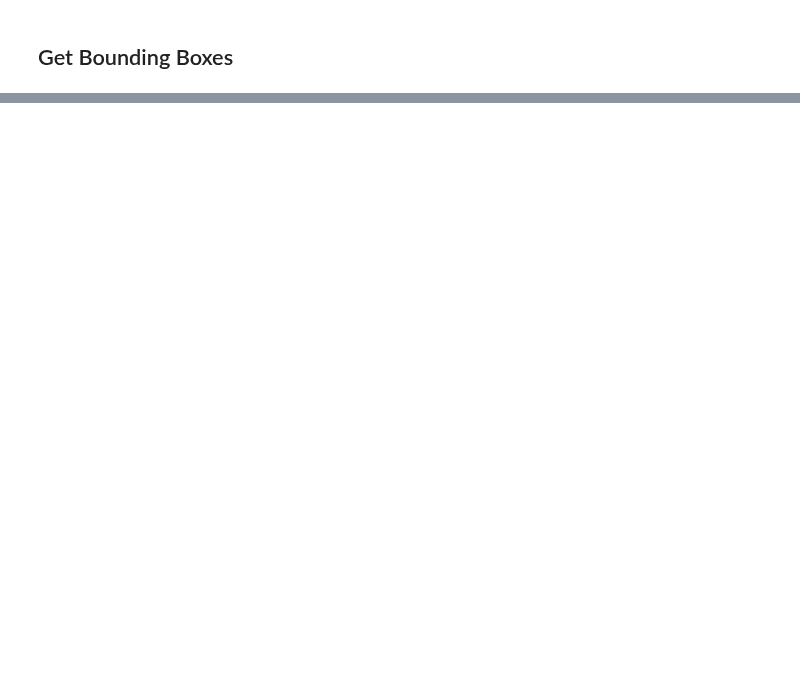
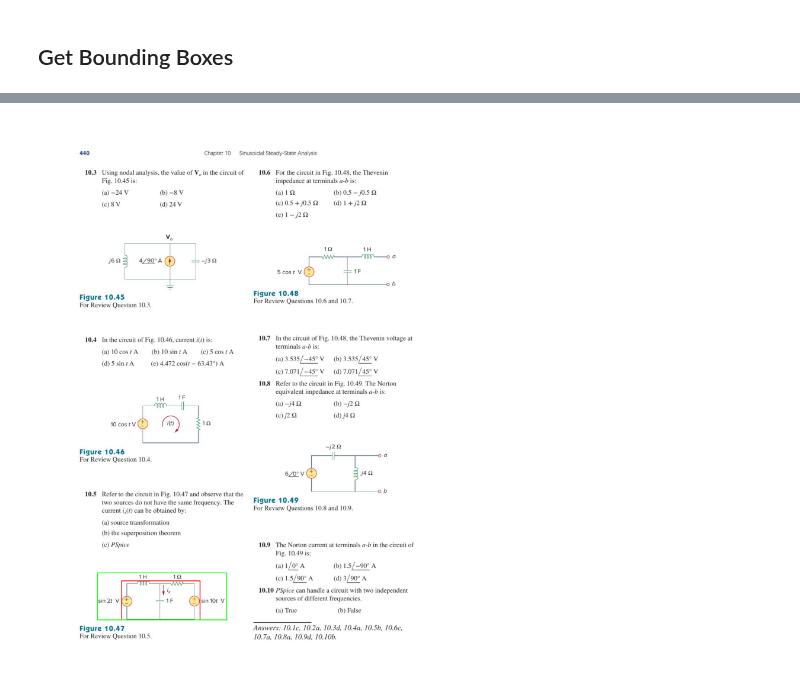
Before and after one commit to pj0620/google-colab-notebooks, a Jupyter notebook: photocircuit_poc.ipynb, the cells around one changed output, grey strips where cells are left out. Drawn from its saved outputs; the diff is of its cells as text; code cells hidden in the pictures; blank space fills up the shorter version.

```diff
--- a/photocircuit_poc.ipynb
+++ b/photocircuit_poc.ipynb
@@ -107,0 +200,86 @@ draw_image(images_with_boxes[1])
+# %%
+def get_potential_points_around_bounding_box(bounding_box, contours, max_size):
+  x, y, w, h = bounding_box
+  x -= max_size
+  y -= max_size
+  w += 2 * max_size
+  h += 2 * max_size
+
+  res = []
+  for contour in contours:
+    for point in contour:
+      px, py = point[0]
+      if (x <= px < x + w) and (y <= py < y + h):
+        res += [(px, py)]
+  return res
+
+def count_points_in_box(bounding_box, points):
+  x, y, w, h = bounding_box
+  return sum(
+      1
+      for px, py in points
+      if (x <= px < x + w) and (y <= py < y + h)
+  )
+
+def expand_bounding_box(bounding_box, contours, step_size, max_steps):
+  global images
+  max_expansion_for_box = step_size * max_steps
+  potential_points = get_potential_points_around_bounding_box(
+      bounding_box, contours, max_expansion_for_box
+  )
+
+  ##  Uncomment to show image with potential points and bounding box labeled
+  # image_with_dots = images[1].copy()
+  # dot_radius=2
+  # color=(0, 0, 255)
+  # for point in potential_points:
+  #   x, y = point
+  #   cv2.circle(image_with_dots, (x, y), dot_radius, color, -1)
+  # xb, yb, wb, hb = bounding_box
+  # cv2.rectangle(image_with_dots, (xb, yb), (xb + wb, yb + hb), (0, 255, 0), 2)
+  # draw_image(image_with_dots)
+
+  right_transform = lambda x, y, w, h: (x, y, w + step_size, h)
+  up_transform   = lambda x, y, w, h: (x, y, w, h + step_size)
+  left_transform = lambda x, y, w, h: (x - step_size, y, w + step_size, h)
+  down_transform = lambda x, y, w, h: (x, y - step_size, w, h + step_size)
+
+  transforms = [
+      right_transform,
+      up_transform,
+      left_transform,
+      down_transform
+  ]
+
+  x, y, w, h = bounding_box
+  for transform in transforms:
+    for _ in range(max_steps):
+      old_points = count_points_in_box((x, y, w, h), potential_points)
+      xn, yn, wn, hn = transform(x, y, w, h)
+      new_points = count_points_in_box((xn, yn, wn, hn), potential_points)
+      if new_points <= old_points:
+        break
+      else:
+        x, y, w, h = xn, yn, wn, hn
+
+  return x, y, w, h
+
+
+MAX_INT = 10000000000
+
+step_size = 10
+max_steps = 20
+max_expansion_for_box = step_size * max_steps
+
+bounding_box = expand_bounding_box(bounding_boxes_no_ol[1][0], contours[1], step_size, max_steps)
+
+image_with_dots = images[1].copy()
+dot_radius=2
+color=(0, 0, 255)
+xb, yb, wb, hb = bounding_boxes_no_ol[1][0]
+cv2.rectangle(image_with_dots, (xb, yb), (xb + wb, yb + hb), (255, 0, 0), 2)
+xb, yb, wb, hb = bounding_box
+cv2.rectangle(image_with_dots, (xb, yb), (xb + wb, yb + hb), (0, 255, 0), 2)
+draw_image(image_with_dots, figsize=(16, 12))
+# %% [output]
+[figure, added]
```
Also changed, not shown: parts of 10 cells of this notebook.
